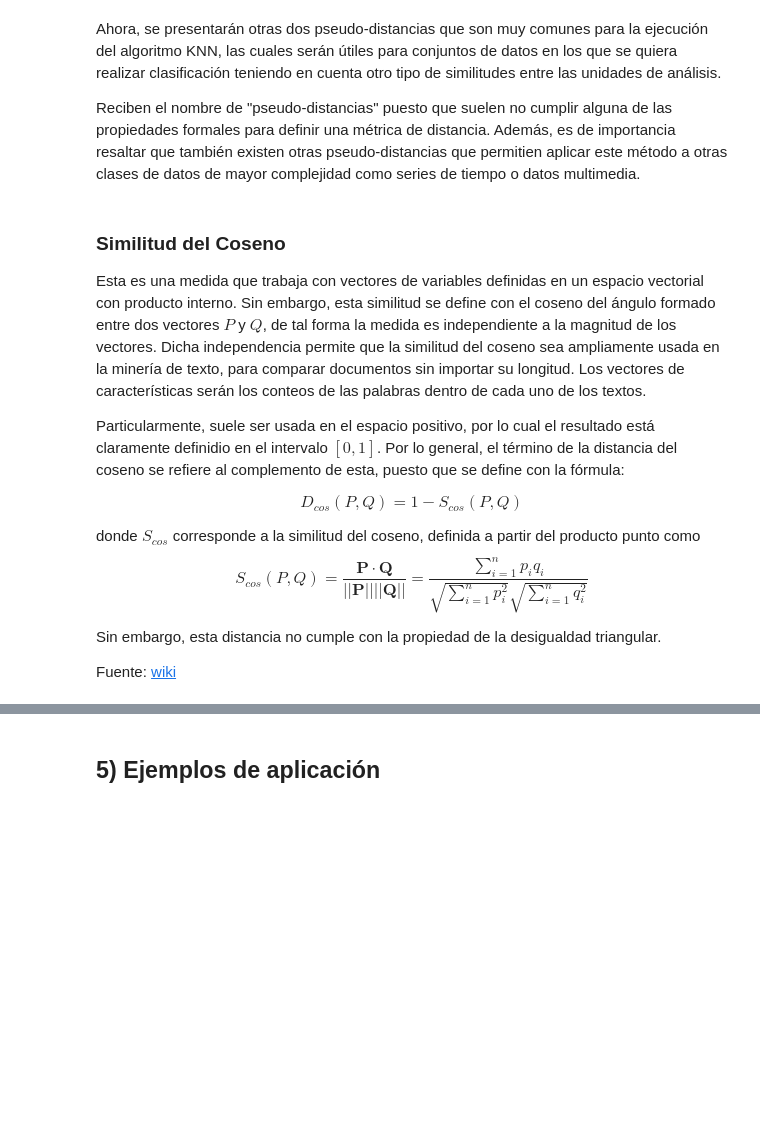
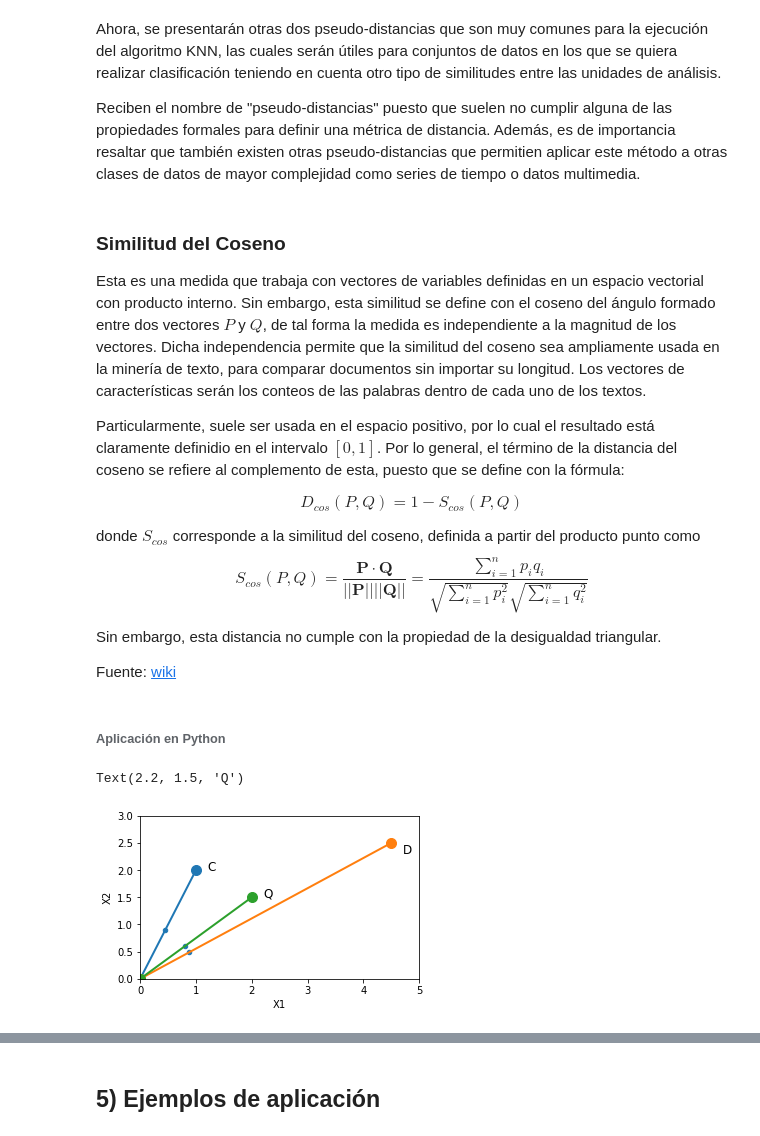
Before and after one commit to StefaniaRojas/Mineria-de-datos, a Jupyter notebook: Trabajo_Minería.ipynb, the cells around one changed output, grey strips where cells are left out. Saved outputs shown, nothing was run; the diff lists cells and outputs as text; code cells hidden in the pictures; blank space fills up the shorter version.

```diff
--- a/Trabajo_Minería.ipynb
+++ b/Trabajo_Minería.ipynb
@@ -125,7 +245,7 @@ Ahora, se presentarán otras dos pseudo-distancias que son muy comunes para la e
 
 Reciben el nombre de "pseudo-distancias" puesto que suelen no cumplir alguna de las propiedades formales para definir una métrica de distancia. Además, es de importancia resaltar que también existen otras pseudo-distancias que permitien aplicar este método a otras clases de datos de mayor complejidad como series de tiempo o datos multimedia.
 # %% [markdown]
-### Similitud del Coseno
+### **Similitud del Coseno**
 
 Esta es una medida que trabaja con vectores de variables definidas en un espacio vectorial con producto interno. Sin embargo, esta similitud se define con el coseno del ángulo formado entre dos vectores $P$ y $Q$, de tal forma la medida es independiente a la magnitud de los vectores. Dicha independencia permite que la similitud del coseno sea ampliamente usada en la minería de texto, para comparar documentos sin importar su longitud. Los vectores de características serán los conteos de las palabras dentro de cada uno de los textos.
 
@@ -139,3 +259,5 @@ $$S_{cos}(P,Q) = \frac{\boldsymbol{P}· \boldsymbol{Q}}{||\boldsymbol{P}||||\bol
 Sin embargo, esta distancia no cumple con la propiedad de la desigualdad triangular.
 
 Fuente: [wiki](https://hmong.es/wiki/Cosine_similarity)
+# %% [markdown]
+###### **Aplicación en Python**
@@ -142 +268,26 @@ Fuente: [wiki](https://hmong.es/wiki/Cosine_similarity)
+# %%
+cosi = pd.DataFrame(
+    [['C',1.0,2.0],
+     ['D',4.5,2.5],
+     ['Q',2.0,1.5]],
+    columns=['Ex','X1','X2'])
+
+cosi = cosi.set_index('Ex')
+cosi_n = cosi.copy()
+cosi_n.iloc[:,:] = Normalizer(norm='l2').fit_transform(cosi)
+# %%
+%matplotlib inline
+pl = cosi_n.plot.scatter('X1','X2',figsize=(5,3))
+pl.set_xlim(0,5)
+pl.set_ylim(0,3)
+c1, c2 = [0,1], [0,2]
+d1, d2 = [0,4.5], [0,2.5]
+q1, q2 = [0,2], [0,1.5]
+pl.plot(c1,c2,d1,d2,q1,q2, marker = 'o', markersize = 10,linewidth = 2)
+pl.text(1.2,2, 'C', fontsize=12)
+pl.text(4.7,2.3, 'D', fontsize=12)
+pl.text(2.2,1.5, 'Q', fontsize=12)
+# %% [output]
+Text(2.2, 1.5, 'Q')
+[figure, added]
 # %% [markdown]
```
Also changed, not shown: parts of 85 cells of this notebook.
